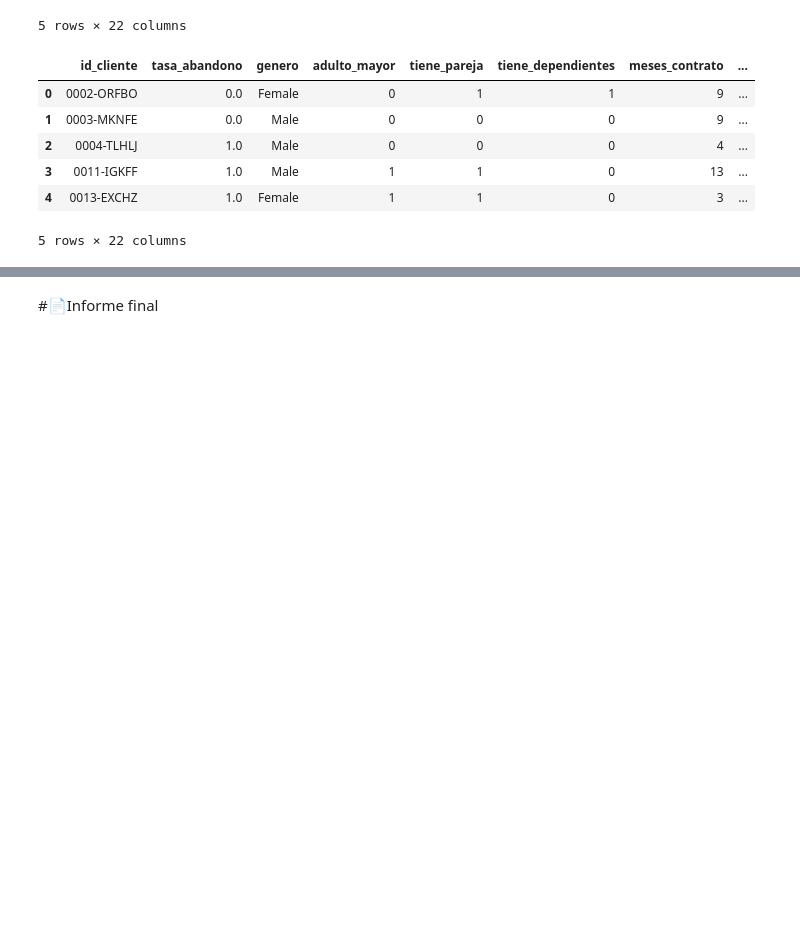
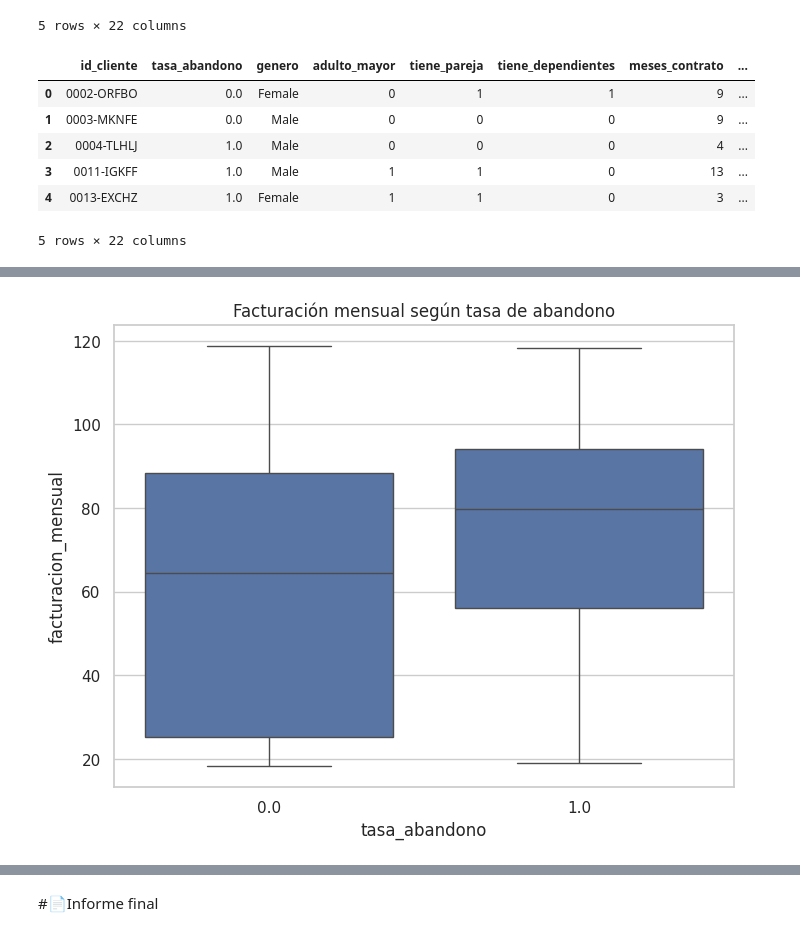
Before and after one commit to REVOLUTTION/TelecomX, a Jupyter notebook: TelecomX_LATAM.ipynb, the cells around one changed output, grey strips where cells are left out. Cells and saved outputs as stored; diff of their text form; code cells hidden in the pictures; blank space fills up the shorter version.

```diff
--- a/TelecomX_LATAM.ipynb
+++ b/TelecomX_LATAM.ipynb
@@ -349,0 +437,7 @@ datos.head()
+# %%
+plt.figure(figsize=(8,6))
+sns.boxplot(x='tasa_abandono', y='facturacion_mensual', data=datos)
+plt.title('Facturación mensual según tasa de abandono')
+plt.show()
+# %% [output]
+[figure, added]
```
Also changed, not shown: parts of 13 cells of this notebook.
